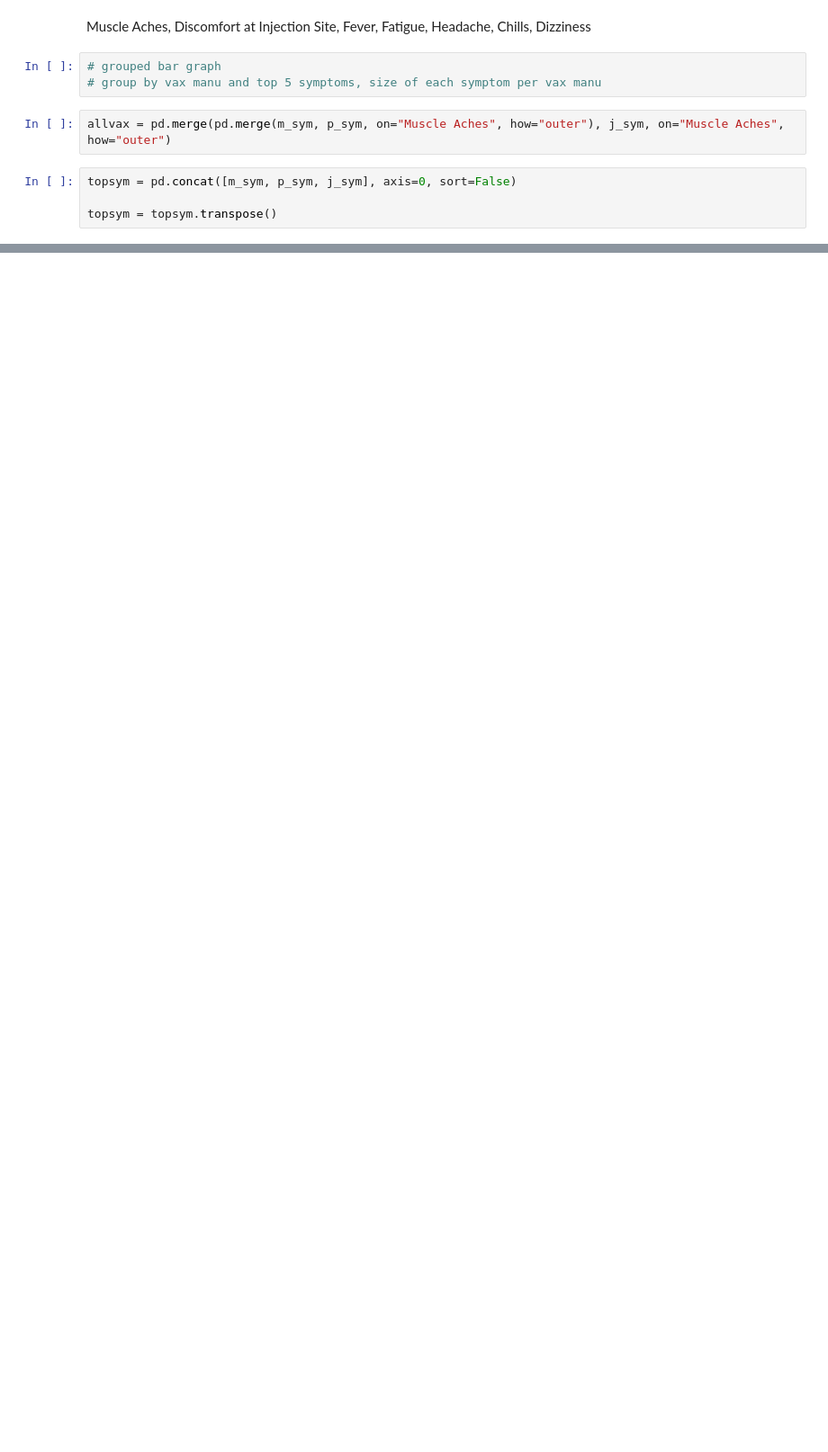
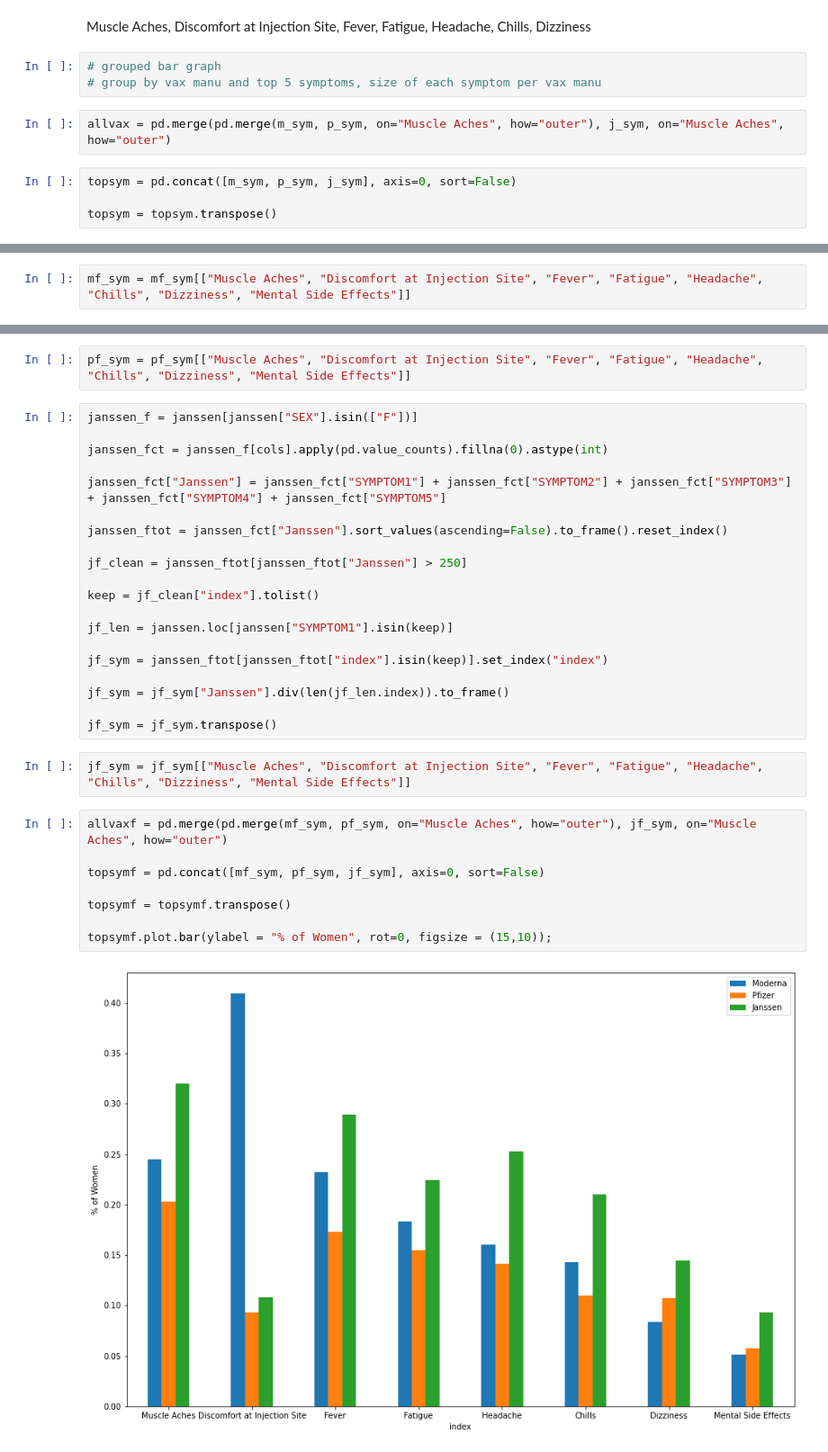
Before and after one commit to atwahl/team_55, a Jupyter notebook: vaers_cleaned.ipynb, the cells around one changed output, grey strips where cells are left out. Shown at 90% size. Saved outputs shown, nothing was run; the diff lists cells and outputs as text; blank space fills up the shorter version.

```diff
--- a/vaers_cleaned.ipynb
+++ b/vaers_cleaned.ipynb
@@ -687,0 +730,2 @@ topsym.to_csv("clean_data/all_manuf_symp.csv", index=False)
+# %%
+mf_sym = mf_sym[["Muscle Aches", "Discomfort at Injection Site", "Fever", "Fatigue", "Headache", "Chills", "Dizziness", "Mental Side Effects"]]
@@ -687,0 +752,34 @@ topsym.to_csv("clean_data/all_manuf_symp.csv", index=False)
+# %%
+pf_sym = pf_sym[["Muscle Aches", "Discomfort at Injection Site", "Fever", "Fatigue", "Headache", "Chills", "Dizziness", "Mental Side Effects"]]
+# %%
+janssen_f = janssen[janssen["SEX"].isin(["F"])]
+
+janssen_fct = janssen_f[cols].apply(pd.value_counts).fillna(0).astype(int)
+
+janssen_fct["Janssen"] = janssen_fct["SYMPTOM1"] + janssen_fct["SYMPTOM2"] + janssen_fct["SYMPTOM3"] + janssen_fct["SYMPTOM4"] + janssen_fct["SYMPTOM5"]
+
+janssen_ftot = janssen_fct["Janssen"].sort_values(ascending=False).to_frame().reset_index()
+
+jf_clean = janssen_ftot[janssen_ftot["Janssen"] > 250]
+
+keep = jf_clean["index"].tolist()
+
+jf_len = janssen.loc[janssen["SYMPTOM1"].isin(keep)]
+
+jf_sym = janssen_ftot[janssen_ftot["index"].isin(keep)].set_index("index")
+
+jf_sym = jf_sym["Janssen"].div(len(jf_len.index)).to_frame()
+
+jf_sym = jf_sym.transpose()
+# %%
+jf_sym = jf_sym[["Muscle Aches", "Discomfort at Injection Site", "Fever", "Fatigue", "Headache", "Chills", "Dizziness", "Mental Side Effects"]]
+# %%
+allvaxf = pd.merge(pd.merge(mf_sym, pf_sym, on="Muscle Aches", how="outer"), jf_sym, on="Muscle Aches", how="outer")
+
+topsymf = pd.concat([mf_sym, pf_sym, jf_sym], axis=0, sort=False)
+
+topsymf = topsymf.transpose()
+
+topsymf.plot.bar(ylabel = "% of Women", rot=0, figsize = (15,10));
+# %% [output]
+[figure, added]
```
Also changed, not shown: parts of 39 cells of this notebook, 4 other files.
